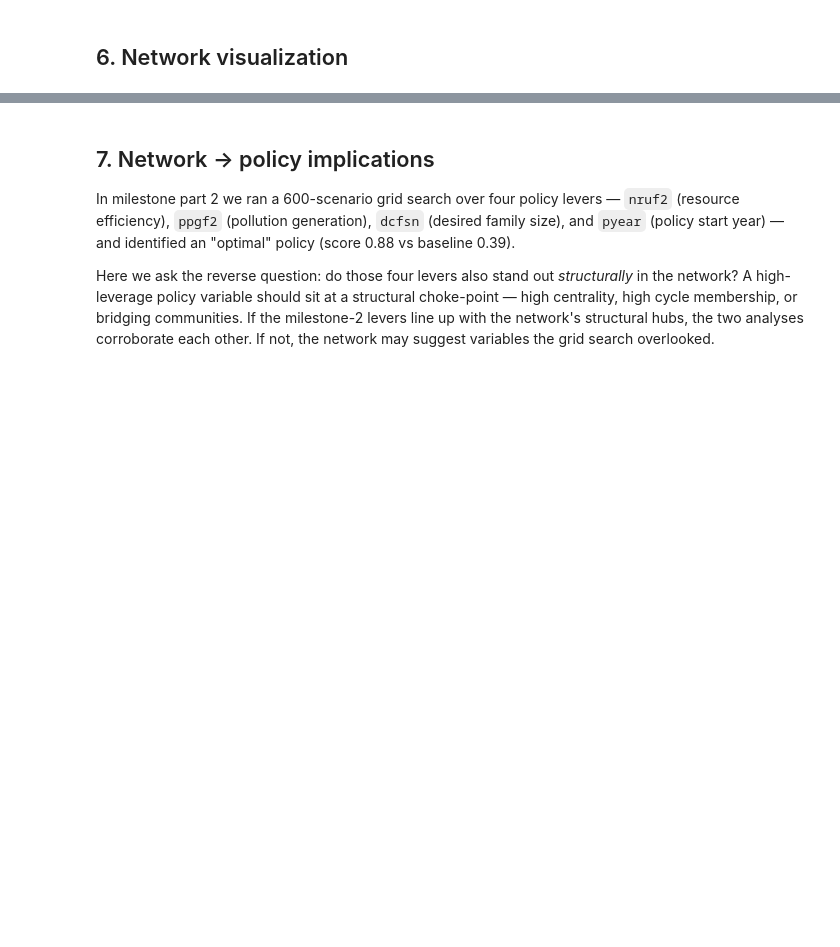
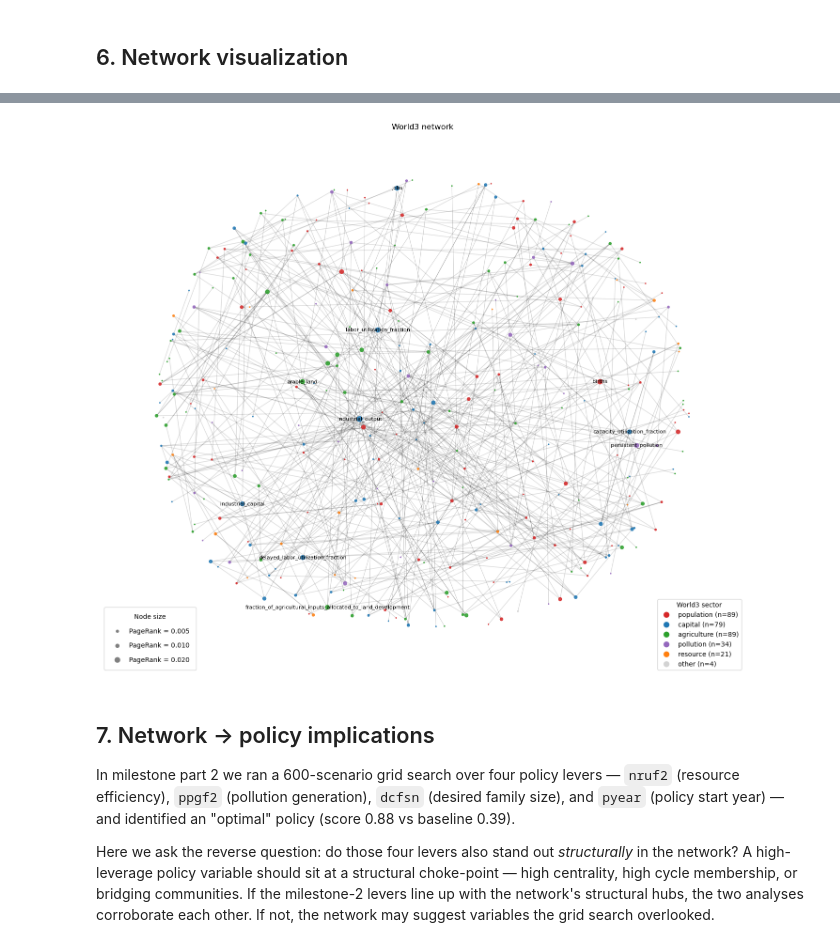
Before and after one commit to XunYang-Lola/CIVIL-534, a Jupyter notebook: final/network_analysis.ipynb, the cells around one changed output, grey strips where cells are left out. Cells and saved outputs as stored; diff of their text form; code cells hidden in the pictures; blank space fills up the shorter version.

```diff
--- a/final/network_analysis.ipynb
+++ b/final/network_analysis.ipynb
@@ -729,3 +766,53 @@ plt.show()
+# %%
+# Color by World3 sector (the model's canonical decomposition),
+# node size scaled by PageRank.
+from matplotlib.lines import Line2D
+
+SECTOR_COLOR = {
+    'population':  'tab:red',
+    'capital':     'tab:blue',
+    'agriculture': 'tab:green',
+    'pollution':   'tab:purple',
+    'resource':    'tab:orange',
+    'other':       'lightgray',
+}
+node_color = [SECTOR_COLOR[G.nodes[n]['sector']] for n in G.nodes()]
+node_size  = [3000 * centrality.loc[n, 'pagerank'] for n in G.nodes()]
+
+pos = nx.spring_layout(G, seed=42, k=0.6)
+fig, ax = plt.subplots(figsize=(14, 12))
+nx.draw_networkx_edges(G, pos, alpha=0.15, arrows=False, ax=ax)
+nx.draw_networkx_nodes(G, pos, node_color=node_color, node_size=node_size,
+                       alpha=0.85, ax=ax)
+top10 = centrality.sort_values('pagerank', ascending=False).head(10).index
+nx.draw_networkx_labels(G, pos, labels={n: n for n in top10}, font_size=8, ax=ax)
+ax.set_axis_off()
+ax.set_title('World3 network')
+
+# Size legend
+pr_refs = [0.005, 0.010, 0.020]
+size_handles = [Line2D([0], [0], marker='o', color='w',
+                       markerfacecolor='gray', markeredgecolor='gray',
+                       markersize=(3000 * pr) ** 0.5,
+                       label=f'PageRank = {pr:.3f}') for pr in pr_refs]
+leg_size = ax.legend(handles=size_handles, title='Node size',
+                     loc='lower left', frameon=True, labelspacing=1.2,
+                     borderpad=1.0)
+ax.add_artist(leg_size)
+
+# Sector color legend
+color_handles = [Line2D([0], [0], marker='o', color='w',
+                        markerfacecolor=c, markersize=10,
+                        label=f'{s} (n={sector_counts[s]})')
+                 for s, c in SECTOR_COLOR.items() if sector_counts[s] > 0]
+ax.legend(handles=color_handles, title='World3 sector',
+          loc='lower right', frameon=True)
+
+fig.tight_layout()
+fig.savefig(FIG_DIR / 'network_overview.png', dpi=150)
+plt.show()
+# %% [output]
+[figure, added]
 # %% [markdown]
 ## 7. Network → policy implications
 
```
Also changed, not shown: parts of 13 cells of this notebook, 4 other files.
